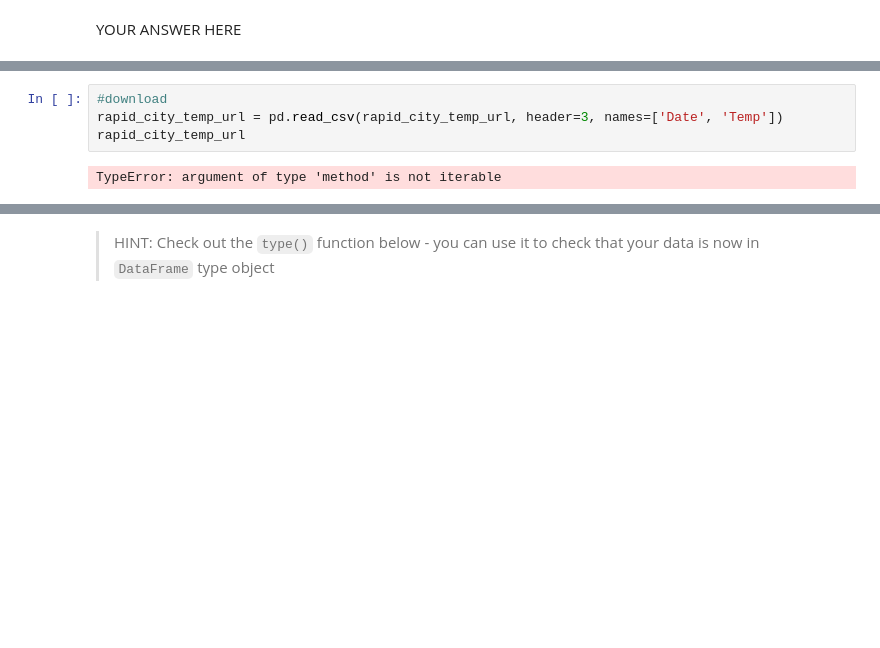
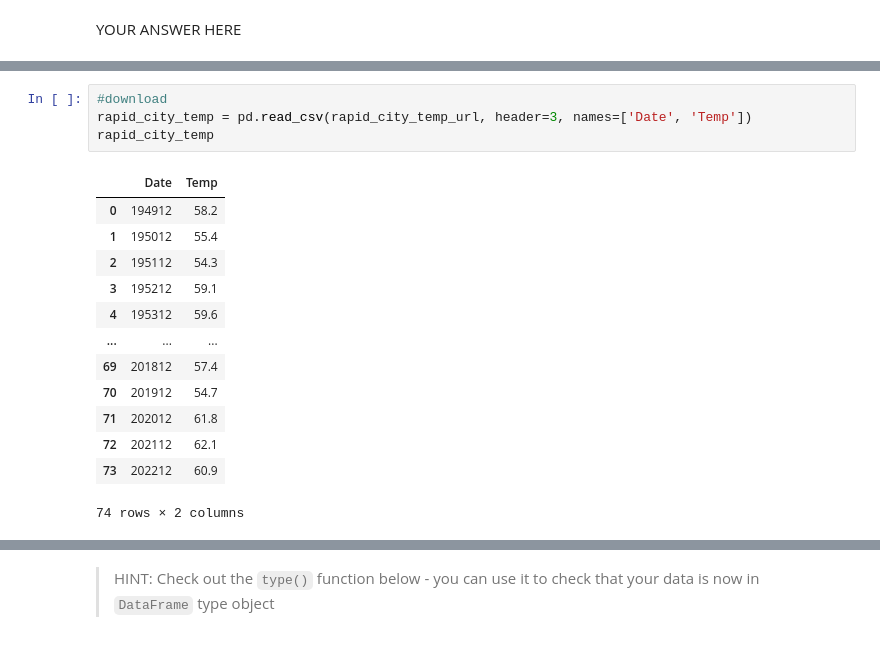
Before and after one commit to TrisDavis/get-started-with-reproducible-science-TrisDavis, a Jupyter notebook: Get Started with Open Reproducible Science!.ipynb, the cells around one changed output, grey strips where cells are left out. Cells and saved outputs as stored; diff of their text form; blank space fills up the shorter version.

```diff
--- a/Get Started with Open Reproducible Science!.ipynb
+++ b/Get Started with Open Reproducible Science!.ipynb
@@ -220,10 +220,22 @@ YOUR ANSWER HERE
 **Make sure to call your `DataFrame` by typing it's name as the last line of your code cell** Then, you will be able to run the test cell below and find out if your answer is correct.
 # %%
 #download
-rapid_city_temp_url = pd.read_csv(rapid_city_temp_url, header=3, names=['Date', 'Temp'])
-rapid_city_temp_url
+rapid_city_temp = pd.read_csv(rapid_city_temp_url, header=3, names=['Date', 'Temp'])
+rapid_city_temp
 # %% [output]
+|  | Date | Temp |
+| 0 | 194912 | 58.2 |
+| 1 | 195012 | 55.4 |
+| 2 | 195112 | 54.3 |
+| 3 | 195212 | 59.1 |
+| 4 | 195312 | 59.6 |
+| ... | ... | ... |
+| 69 | 201812 | 57.4 |
+| 70 | 201912 | 54.7 |
+| 71 | 202012 | 61.8 |
+| 72 | 202112 | 62.1 |
+| 73 | 202212 | 60.9 |
-TypeError: argument of type 'method' is not iterable
+74 rows × 2 columns
 # %%
 # DO NOT MODIFY THIS TEST CELL
 tmax_df_resp = _
```
Also changed, not shown: parts of 8 cells of this notebook.
